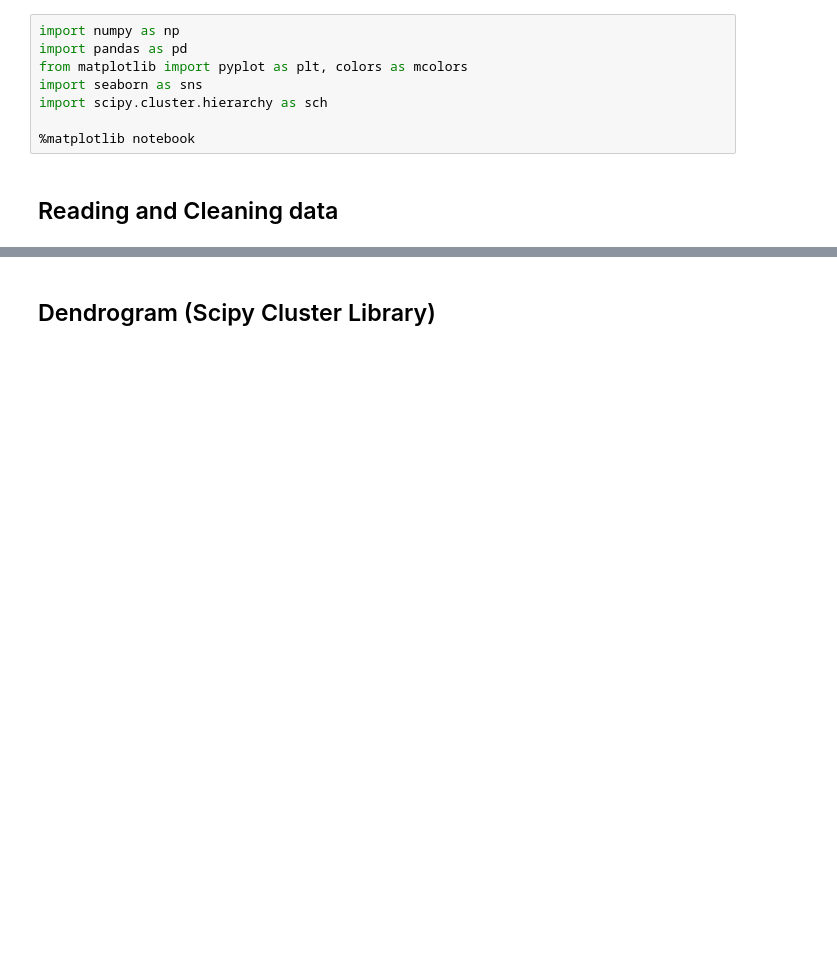
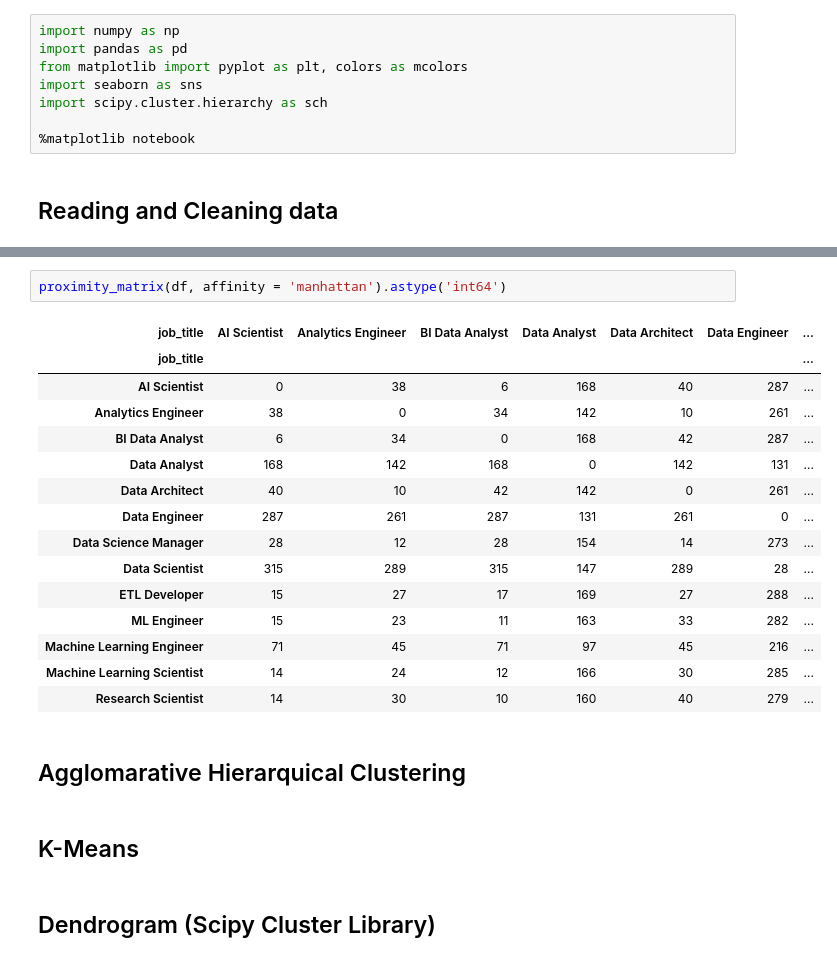
Before and after one commit to nicolaubruno/ML_projects, a Jupyter notebook: Data Science Jobs/Analysis.ipynb, the cells around one changed output, grey strips where cells are left out. Drawn from its saved outputs; the diff is of its cells as text; blank space fills up the shorter version.

Commit message:
Analysis about proximity matrix and distance measures in the Data Science jogs project.

```diff
--- a/Data Science Jobs/Analysis.ipynb
+++ b/Data Science Jobs/Analysis.ipynb
@@ -156,3 +165,25 @@ From now on, we shall use only the Euclidian distance.
+# %%
+proximity_matrix(df, affinity = 'manhattan').astype('int64')
+# %% [output]
+| job_title | AI Scientist | Analytics Engineer | BI Data Analyst | Data Analyst | Data Architect | Data Engineer | ... |
+| job_title |  |  |  |  |  |  | ... |
+| AI Scientist | 0 | 38 | 6 | 168 | 40 | 287 | ... |
+| Analytics Engineer | 38 | 0 | 34 | 142 | 10 | 261 | ... |
+| BI Data Analyst | 6 | 34 | 0 | 168 | 42 | 287 | ... |
+| Data Analyst | 168 | 142 | 168 | 0 | 142 | 131 | ... |
+| Data Architect | 40 | 10 | 42 | 142 | 0 | 261 | ... |
+| Data Engineer | 287 | 261 | 287 | 131 | 261 | 0 | ... |
+| Data Science Manager | 28 | 12 | 28 | 154 | 14 | 273 | ... |
+| Data Scientist | 315 | 289 | 315 | 147 | 289 | 28 | ... |
+| ETL Developer | 15 | 27 | 17 | 169 | 27 | 288 | ... |
+| ML Engineer | 15 | 23 | 11 | 163 | 33 | 282 | ... |
+| Machine Learning Engineer | 71 | 45 | 71 | 97 | 45 | 216 | ... |
+| Machine Learning Scientist | 14 | 24 | 12 | 166 | 30 | 285 | ... |
+| Research Scientist | 14 | 30 | 10 | 160 | 40 | 279 | ... |
+# %% [markdown]
+## Agglomarative Hierarquical Clustering
+# %% [markdown]
+## K-Means
 # %% [markdown]
 ## Dendrogram (Scipy Cluster Library)
 # %%
```
Also changed, not shown: parts of 14 cells of this notebook.
